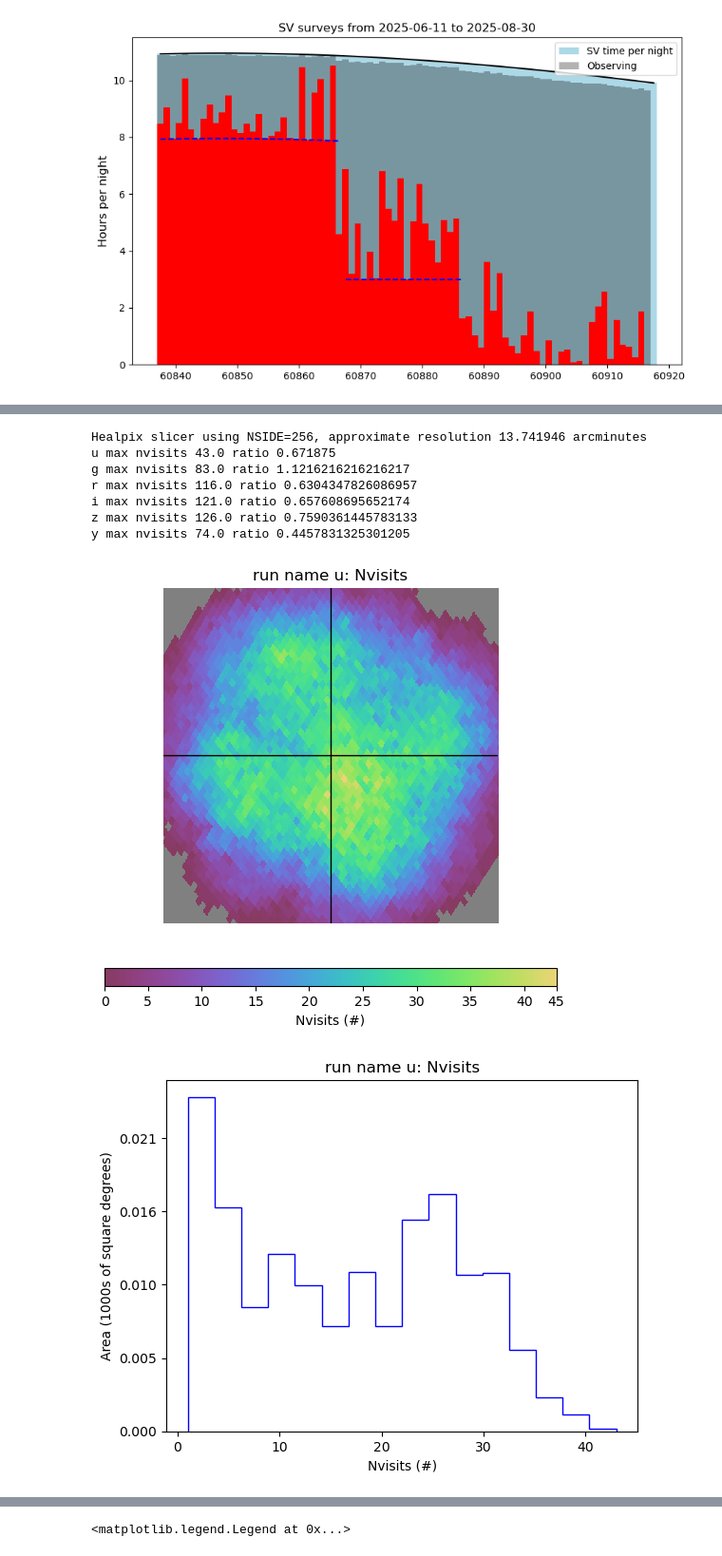
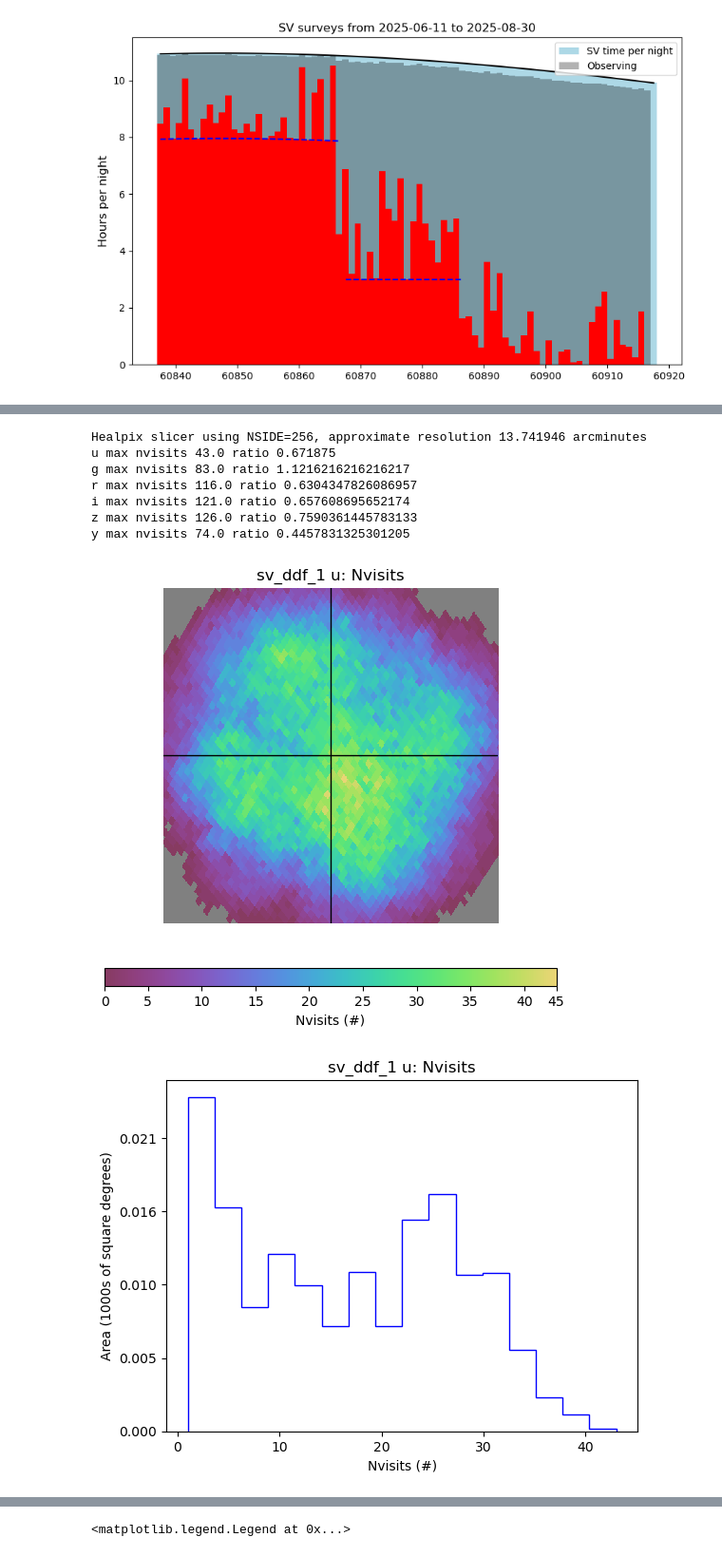
Before and after one commit to lsst-sims/lsstcam_sv, a Jupyter notebook: LSSTCam_SV-ddf-1.ipynb, the cells around one changed output, grey strips where cells are left out. Shown at 95% size. Drawn from its saved outputs; the diff is of its cells as text; code cells hidden in the pictures.

```diff
--- a/LSSTCam_SV-ddf-1.ipynb
+++ b/LSSTCam_SV-ddf-1.ipynb
@@ -450,15 +453,23 @@ plt.title(f"SV surveys from {survey_start.iso[0:10]} to {survey_end.iso[0:10]}")
 Text(0.5, 1.0, 'SV surveys from 2025-06-11 to 2025-08-30')
 [figure]
 # %%
-visits = SchemaConverter().obs2opsim(observations)
+info = run_info_table(observatory)
+converter = SchemaConverter()
+run_name = 'sv_ddf_1'
+converter.obs2opsim(observations, filename=run_name + '.db', info=info, delete_past=True)
+
+visits = converter.obs2opsim(observations)
 visitsdf = pd.DataFrame(visits)
+
+out_dir = run_name
+results_db = ResultsDb(out_dir=out_dir)
 # %%
 m = metrics.CountMetric('observationStartMJD', metric_name='Nvisits')
 s = slicers.HealpixSlicer(64)
 constraint = ''
 plot_dict = {'color_min': 0, 'color_max': 400}
-bundle = mb.MetricBundle(m, s, constraint, plot_dict=plot_dict)
-g = mb.MetricBundleGroup({0: bundle}, None)
+bundle = mb.MetricBundle(m, s, constraint, plot_dict=plot_dict, run_name=run_name)
+g = mb.MetricBundleGroup({0: bundle}, None, out_dir=out_dir)
 g.run_current(constraint, sim_data=visitsdf.to_records())
 bundle.plot()
 # %% [output]
@@ -473,8 +484,8 @@ m = metrics.CountMetric('observationStartMJD', metric_name='Nvisits')
 s = slicers.HealpixSlicer(64)
 for i, b in enumerate('griz'):
     constraint = b
-    bundles[b] = mb.MetricBundle(m, s, constraint)
-    g = mb.MetricBundleGroup({0: bundles[b]}, None)
+    bundles[b] = mb.MetricBundle(m, s, constraint, run_name=run_name)
+    g = mb.MetricBundleGroup({0: bundles[b]}, None, out_dir=out_dir)
     g.run_current(constraint, sim_data=visitsdf.query("band.str.contains(@b)").to_records())
     print(b, 'max nvisits', bundles[b].metric_values.compressed().max(), 'median', np.median(bundles[b].metric_values.compressed()))
     bundles[b].plot()
@@ -497,8 +508,8 @@ m = metrics.CountMetric('observationStartMJD', metric_name='Nvisits')
 hpixnside= 256
 s, plot_dict = slicers.make_circle_subset_slicer(dd_ra, dd_dec, radius=radius*1.5, nside=hpixnside, use_cache=False)
 constraint = ''
-bundle = mb.MetricBundle(m, s, constraint, plot_dict=plot_dict)
-g = mb.MetricBundleGroup({0: bundle}, None)
+bundle = mb.MetricBundle(m, s, constraint, plot_dict=plot_dict, run_name=run_name)
+g = mb.MetricBundleGroup({0: bundle}, None, out_dir=out_dir)
 g.run_current(constraint, sim_data=visitsdf.to_records())
 
 print("Area with more than 800 visits", len(np.where(bundle.metric_values.compressed() > 800)[0]) * hp.nside2pixarea(hpixnside, degrees=True))
@@ -515,22 +526,22 @@ Area with more than 400 visits 62.52737656823192
 # %%
 bundles = {}
 m = metrics.CountMetric('observationStartMJD', metric_name='Nvisits')
 hpixnside= 256
 s, plot_dict = slicers.make_circle_subset_slicer(dd_ra, dd_dec, radius=radius*1.5, nside=hpixnside, use_cache=False)
 for i, b in enumerate('ugrizy'):
     constraint = b
-    bundles[b] = mb.MetricBundle(m, s, constraint, plot_dict=plot_dict)
-    g = mb.MetricBundleGroup({0: bundles[b]}, None)
+    bundles[b] = mb.MetricBundle(m, s, constraint, plot_dict=plot_dict, run_name=run_name)
+    g = mb.MetricBundleGroup({0: bundles[b]}, None, out_dir=out_dir)
     g.run_current(constraint, sim_data=visitsdf.query("band.str.contains(@b)").to_records())
     print(b, 'max nvisits', bundles[b].metric_values.compressed().max(), 'ratio', bundles[b].metric_values.compressed().max()/dd_goals[i])
     bundles[b].plot()
 # %% [output]
 Healpix slicer using NSIDE=256, approximate resolution 13.741946 arcminutes
 u max nvisits 43.0 ratio 0.671875
 g max nvisits 83.0 ratio 1.1216216216216217
 r max nvisits 116.0 ratio 0.6304347826086957
 i max nvisits 121.0 ratio 0.657608695652174
 z max nvisits 126.0 ratio 0.7590361445783133
 y max nvisits 74.0 ratio 0.4457831325301205
-[figure, old version]
+[figure, new version]
-[figure, old version]
+[figure, new version]
```
Also changed, not shown: parts of 11 cells of this notebook, 2 other files.
